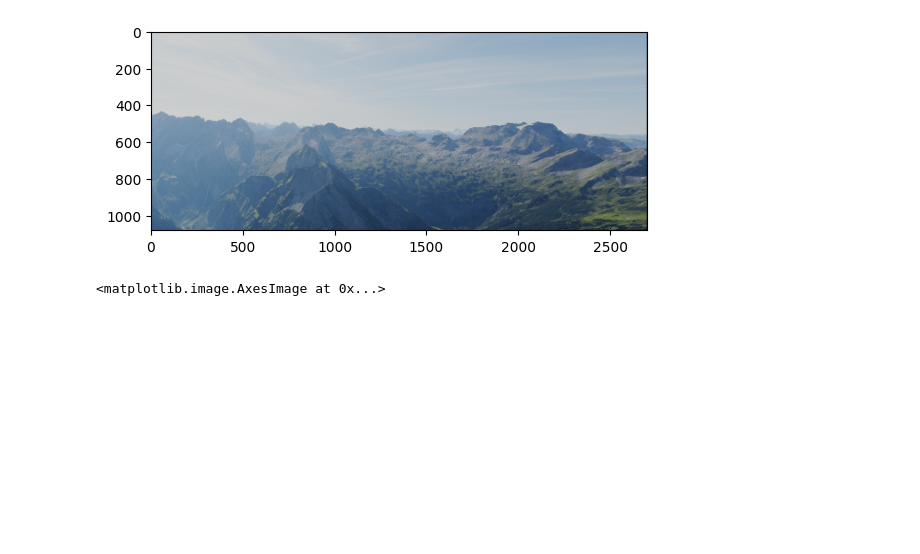
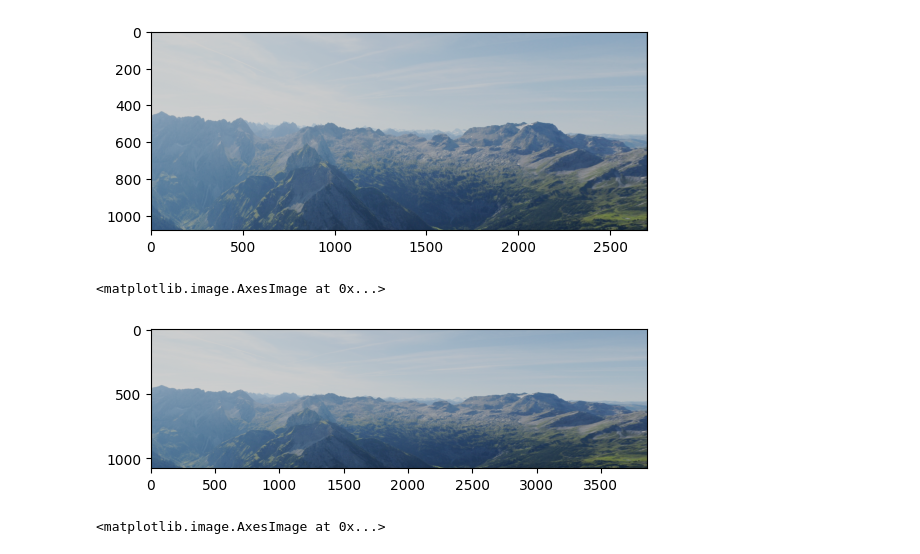
Before and after one commit to araobp/blender-science, a Jupyter notebook: Mathematics/opencv/remap.ipynb, the cells around one changed output. Saved outputs shown, nothing was run; the diff lists cells and outputs as text; code cells hidden in the pictures; blank space fills up the shorter version.

```diff
--- a/Mathematics/opencv/remap.ipynb
+++ b/Mathematics/opencv/remap.ipynb
@@ -96,7 +96,7 @@ for x in range(0, img.shape[1]-1, 1):
     new_x.append(x_accum)
 
 new_x = np.array(new_x)
-new_x = new_x * img.shape[1] / new_x[-1]
+#new_x = new_x * img.shape[1] / new_x[-1]
 new_x = new_x.astype(np.uint16)
 new_x
 # %% [output]
@@ -103,0 +104,4 @@ array([   0,    1,    2, ..., 2698, 2699, 2700], dtype=uint16)
+# %%
+ratio = img.shape[1] / new_x[-1]
+new_x = new_x * ratio
+new_x
@@ -158,6 +165,11 @@ plt.imshow(mapped_img)
 # %% [output]
 <matplotlib.image.AxesImage at 0x...>
 [figure]
+# %%
+plt.imshow(cv2.resize(mapped_img, (int(img.shape[1] * ratio), img.shape[0])))
+# %% [output]
+<matplotlib.image.AxesImage at 0x...>
+[figure, added]
 # %%
 plt.imshow(img)
 # %% [output]
```
Also changed, not shown: parts of 3 cells of this notebook.
